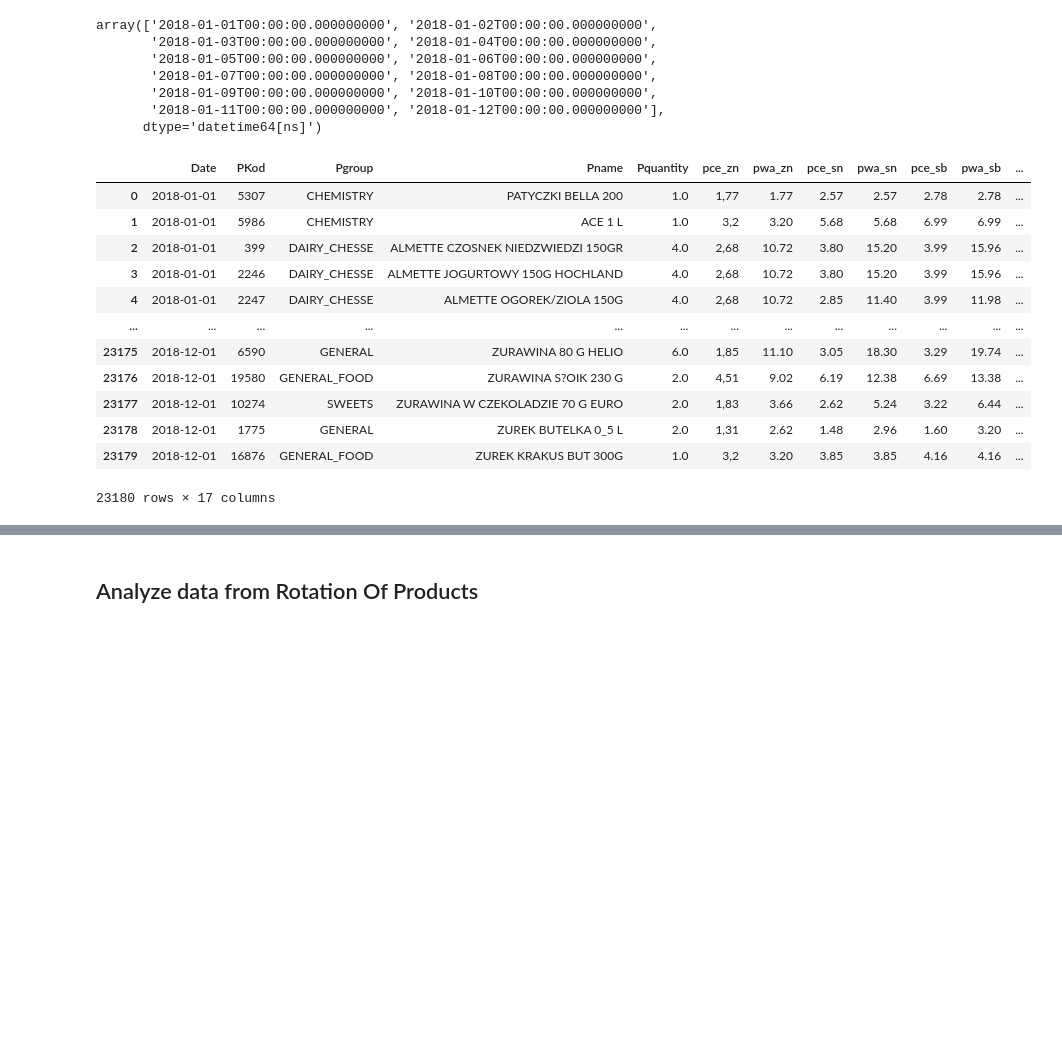
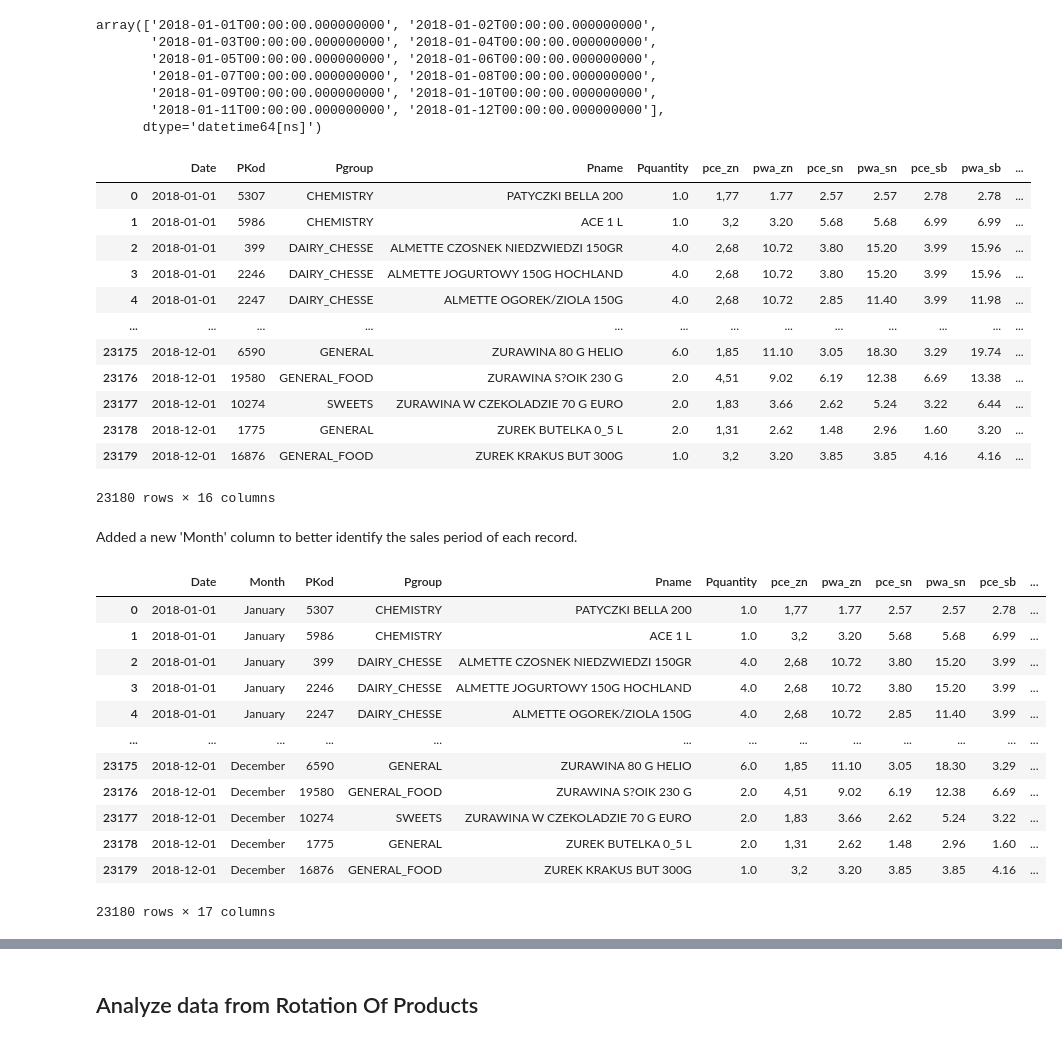
Before and after one commit to georgeolivares/Analisis-de-tienda-Poland, a Jupyter notebook: Analisis de tienda.ipynb, the cells around one changed output, grey strips where cells are left out. Cells and saved outputs as stored; diff of their text form; code cells hidden in the pictures; blank space fills up the shorter version.

Commit message:
Column names for monthly sales report

```diff
--- a/Analisis de tienda.ipynb
+++ b/Analisis de tienda.ipynb
@@ -512,7 +512,7 @@ array(['2018-01-01T00:00:00.000000000', '2018-01-02T00:00:00.000000000',
 # %%
 dfMonthlySalesByProduct['Date'] = dfMonthlySalesByProduct['Date'].apply(lambda date: date.replace(day=date.month, month=date.day))
 
-dfMonthlySalesByProduct['Month'] = dfMonthlySalesByProduct['Date'].dt.month
+
 
 dfMonthlySalesByProduct
 # %% [output]
@@ -528,4 +528,24 @@ dfMonthlySalesByProduct
 | 23177 | 2018-12-01 | 10274 | SWEETS | ZURAWINA W CZEKOLADZIE 70 G EURO | 2.0 | 1,83 | 3.66 | 2.62 | 5.24 | 3.22 | 6.44 | ... |
 | 23178 | 2018-12-01 | 1775 | GENERAL | ZUREK BUTELKA 0_5 L | 2.0 | 1,31 | 2.62 | 1.48 | 2.96 | 1.60 | 3.20 | ... |
 | 23179 | 2018-12-01 | 16876 | GENERAL_FOOD | ZUREK KRAKUS BUT 300G | 1.0 | 3,2 | 3.20 | 3.85 | 3.85 | 4.16 | 4.16 | ... |
-23180 rows × 17 columns
+23180 rows × 16 columns
+# %% [markdown]
+Added a new 'Month' column to better identify the sales period of each record.
+# %%
+dfMonthlySalesByProduct.insert(1, 'Month', dfMonthlySalesByProduct['Date'].dt.strftime('%B'))
+
+dfMonthlySalesByProduct
+# %% [output]
+|  | Date | Month | PKod | Pgroup | Pname | Pquantity | pce_zn | pwa_zn | pce_sn | pwa_sn | pce_sb | ... |
+| 0 | 2018-01-01 | January | 5307 | CHEMISTRY | PATYCZKI BELLA 200 | 1.0 | 1,77 | 1.77 | 2.57 | 2.57 | 2.78 | ... |
+| 1 | 2018-01-01 | January | 5986 | CHEMISTRY | ACE 1 L | 1.0 | 3,2 | 3.20 | 5.68 | 5.68 | 6.99 | ... |
+| 2 | 2018-01-01 | January | 399 | DAIRY_CHESSE | ALMETTE CZOSNEK NIEDZWIEDZI 150GR | 4.0 | 2,68 | 10.72 | 3.80 | 15.20 | 3.99 | ... |
+| 3 | 2018-01-01 | January | 2246 | DAIRY_CHESSE | ALMETTE JOGURTOWY 150G HOCHLAND | 4.0 | 2,68 | 10.72 | 3.80 | 15.20 | 3.99 | ... |
+| 4 | 2018-01-01 | January | 2247 | DAIRY_CHESSE | ALMETTE OGOREK/ZIOLA 150G | 4.0 | 2,68 | 10.72 | 2.85 | 11.40 | 3.99 | ... |
+| ... | ... | ... | ... | ... | ... | ... | ... | ... | ... | ... | ... | ... |
+| 23175 | 2018-12-01 | December | 6590 | GENERAL | ZURAWINA 80 G HELIO | 6.0 | 1,85 | 11.10 | 3.05 | 18.30 | 3.29 | ... |
+| 23176 | 2018-12-01 | December | 19580 | GENERAL_FOOD | ZURAWINA S?OIK 230 G | 2.0 | 4,51 | 9.02 | 6.19 | 12.38 | 6.69 | ... |
+| 23177 | 2018-12-01 | December | 10274 | SWEETS | ZURAWINA W CZEKOLADZIE 70 G EURO | 2.0 | 1,83 | 3.66 | 2.62 | 5.24 | 3.22 | ... |
+| 23178 | 2018-12-01 | December | 1775 | GENERAL | ZUREK BUTELKA 0_5 L | 2.0 | 1,31 | 2.62 | 1.48 | 2.96 | 1.60 | ... |
+| 23179 | 2018-12-01 | December | 16876 | GENERAL_FOOD | ZUREK KRAKUS BUT 300G | 1.0 | 3,2 | 3.20 | 3.85 | 3.85 | 4.16 | ... |
+23180 rows × 17 columns
```
Also changed, not shown: parts of 3 cells of this notebook.
